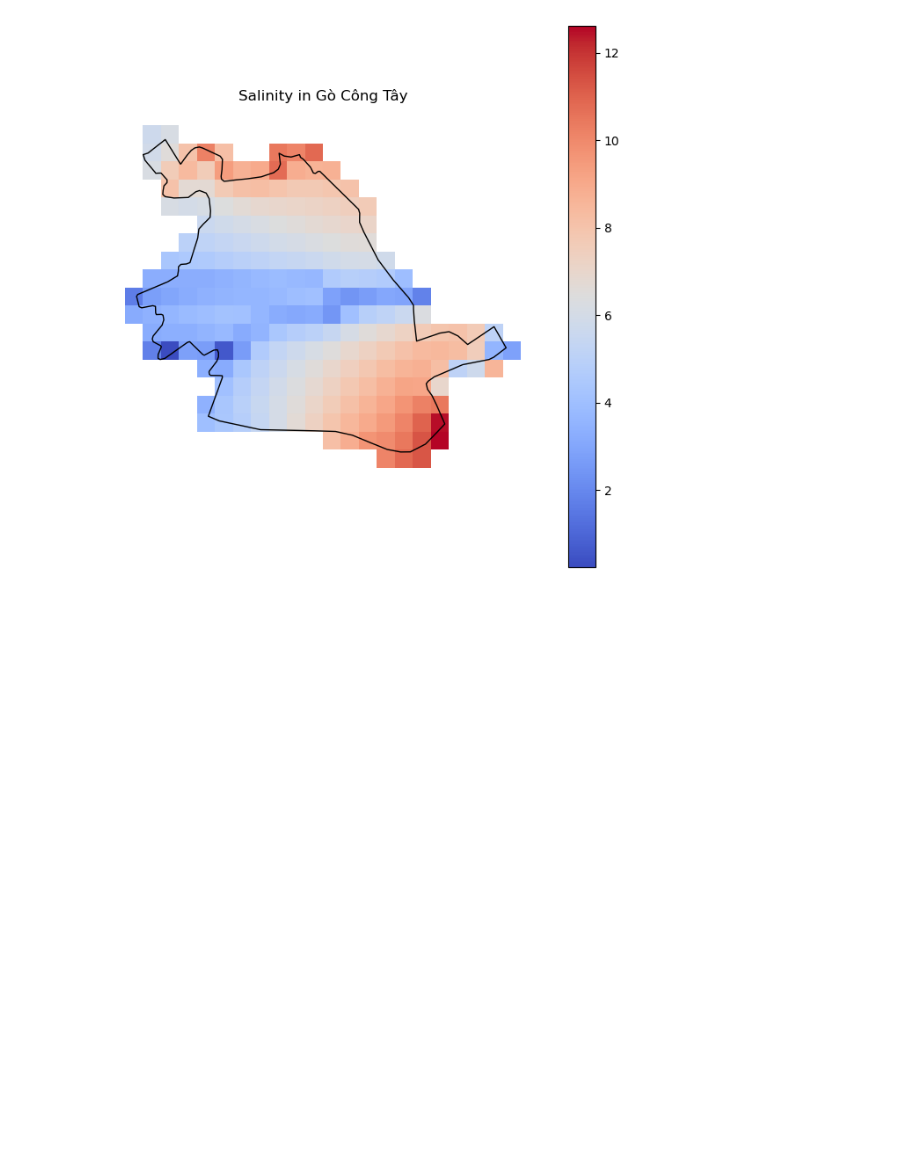
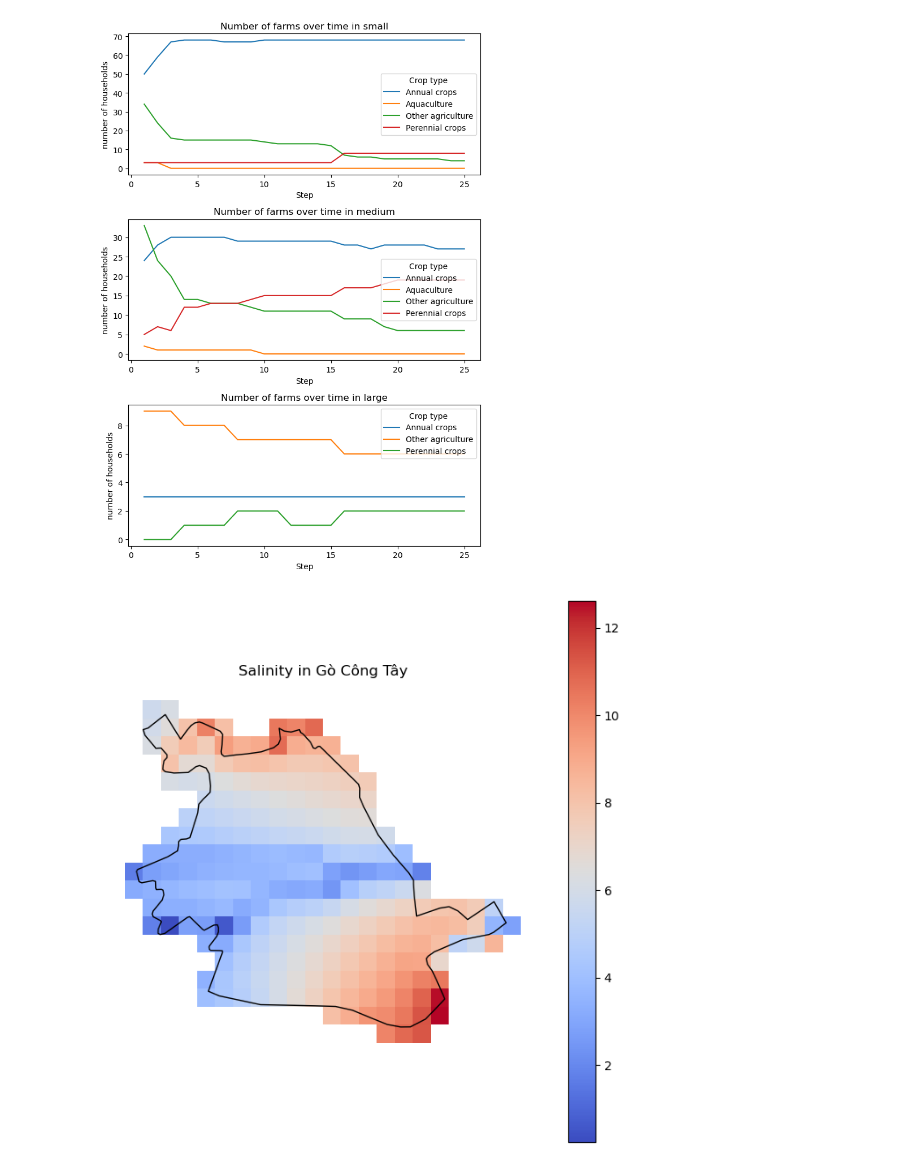
Before and after one commit to Juliettevanalst/Thesis, a Jupyter notebook: Model_Version3/Model_run3.ipynb, the cells around one changed output. Saved outputs shown, nothing was run; the diff lists cells and outputs as text; code cells hidden in the pictures; blank space fills up the shorter version.

```diff
--- a/Model_Version3/Model_run3.ipynb
+++ b/Model_Version3/Model_run3.ipynb
@@ -56,3 +134,31 @@ model_data
+# %%
+agent_data_crops_per_land = agent_data[agent_data['Crop_type'].notna()]
+agent_data_crops_per_land
+
+fig, axes = plt.subplots(nrows = 3, ncols= 1, figsize = (7,10))
+
+for i, category in enumerate(['small', 'medium', 'large']):
+    subsets = agent_data_crops_per_land[agent_data_crops_per_land["Land_category"]==category]
+    subsets = subsets.reset_index()
+    subsets = subsets.groupby(['Step', "Crop_type"]).size().reset_index(name = "count")
+    subsets = subsets.pivot(index = "Step", columns = "Crop_type", values = "count").fillna(0)
+    subsets.index = subsets.index / 12
+    subsets.plot(ax=axes[i])
+    axes[i].set_title(f"Number of farms over time in {category}")
+    axes[i].set_ylabel("number of households")
+    axes[i].legend(title = "Crop type")
+
+plt.xlabel("Step")
+plt.tight_layout()
+plt.show()
+
+# agent_data_crops_per_land = agent_data_crops_per_land.reset_index().groupby(['Step', "Crop_type", "Land_category"]).size().reset_index(name = "count")
+# agent_data_crops_per_land.plot(kind="line", figsize = (10,6))
+#
+# plt.title("Crop type distribution over time")
+#
+# %% [output]
+[figure, added]
 # %%
 fig, ax = plt.subplots(figsize=(8, 8))
 model.polygon_districts.boundary.plot(ax=ax, color='black', linewidth=1)
```
Also changed, not shown: parts of 7 cells of this notebook, 5 other files.
